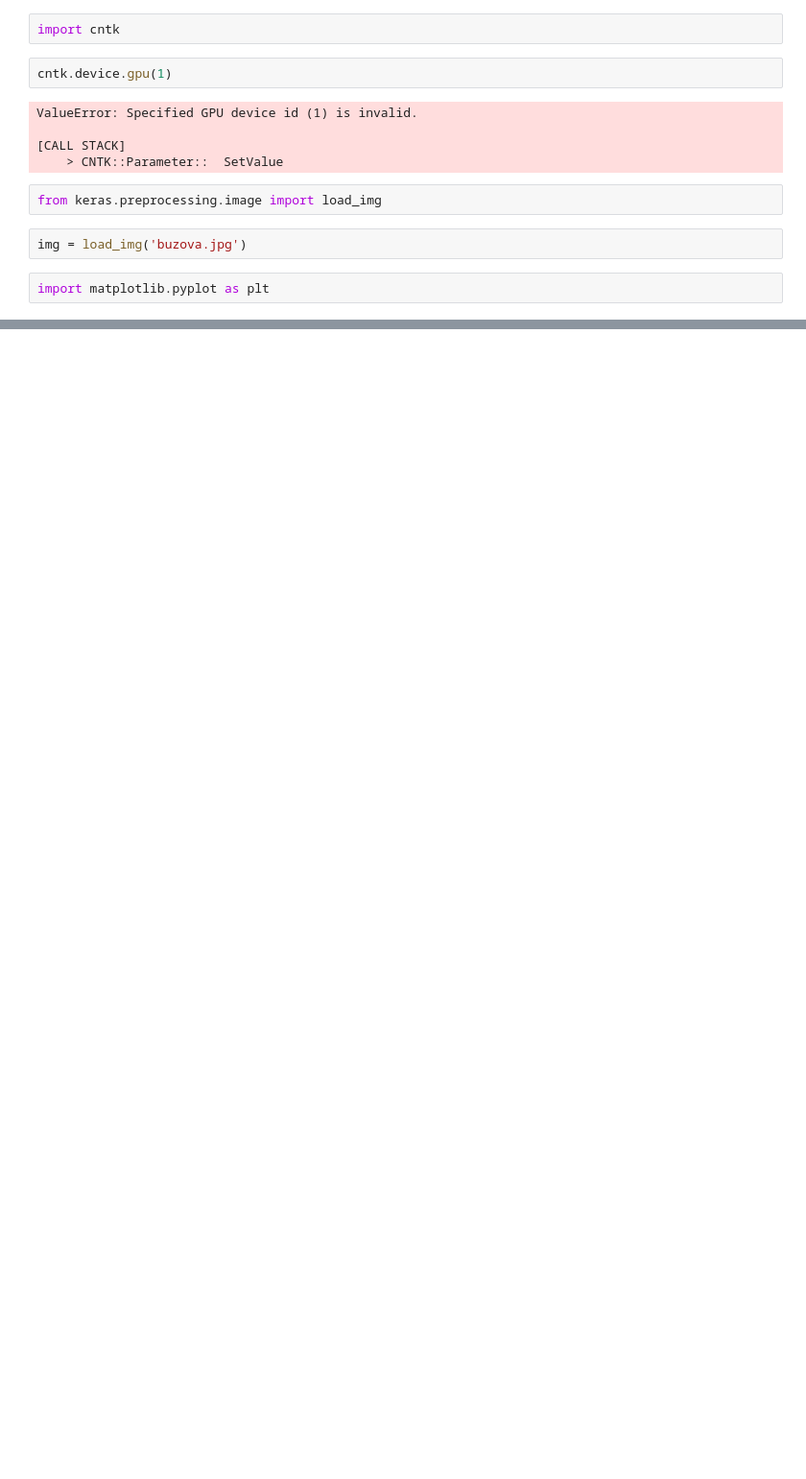
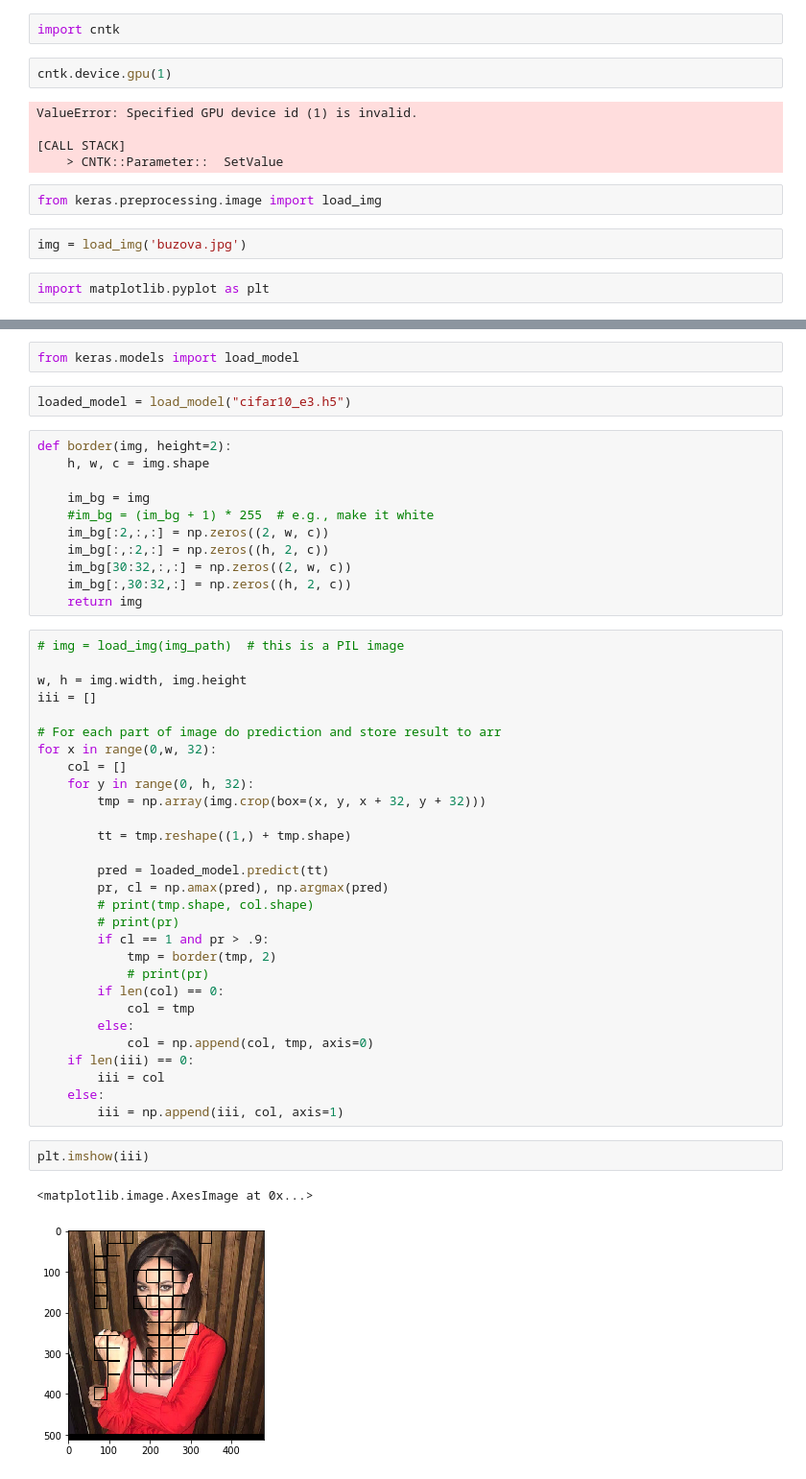
Before and after one commit to AnatoliyAksenov/imcorrdetect, a Jupyter notebook: sandbox.ipynb, the cells around one changed output, grey strips where cells are left out. Shown at 96% size. Cells and saved outputs as stored; diff of their text form; blank space fills up the shorter version.

```diff
--- a/sandbox.ipynb
+++ b/sandbox.ipynb
@@ -152,0 +190,49 @@ plt.imshow(img[:])
+# %%
+from keras.models import load_model
+# %%
+loaded_model = load_model("cifar10_e3.h5")
+# %%
+def border(img, height=2):
+    h, w, c = img.shape
+
+    im_bg = img
+    #im_bg = (im_bg + 1) * 255  # e.g., make it white
+    im_bg[:2,:,:] = np.zeros((2, w, c))
+    im_bg[:,:2,:] = np.zeros((h, 2, c))
+    im_bg[30:32,:,:] = np.zeros((2, w, c))
+    im_bg[:,30:32,:] = np.zeros((h, 2, c))
+    return img
+# %%
+# img = load_img(img_path)  # this is a PIL image
+
+w, h = img.width, img.height
+iii = []
+
+# For each part of image do prediction and store result to arr
+for x in range(0,w, 32):
+    col = []
+    for y in range(0, h, 32):
+        tmp = np.array(img.crop(box=(x, y, x + 32, y + 32)))
+
+        tt = tmp.reshape((1,) + tmp.shape)
+
+        pred = loaded_model.predict(tt)
+        pr, cl = np.amax(pred), np.argmax(pred)
+        # print(tmp.shape, col.shape)
+        # print(pr)
+        if cl == 1 and pr > .9:
+            tmp = border(tmp, 2)
+            # print(pr)
+        if len(col) == 0:
+            col = tmp
+        else:
+            col = np.append(col, tmp, axis=0)
+    if len(iii) == 0:
+        iii = col
+    else:
+        iii = np.append(iii, col, axis=1)
+# %%
+plt.imshow(iii)
+# %% [output]
+<matplotlib.image.AxesImage at 0x...>
+[figure, added]
```
Also changed, not shown: parts of 17 cells of this notebook, 8 other files.
